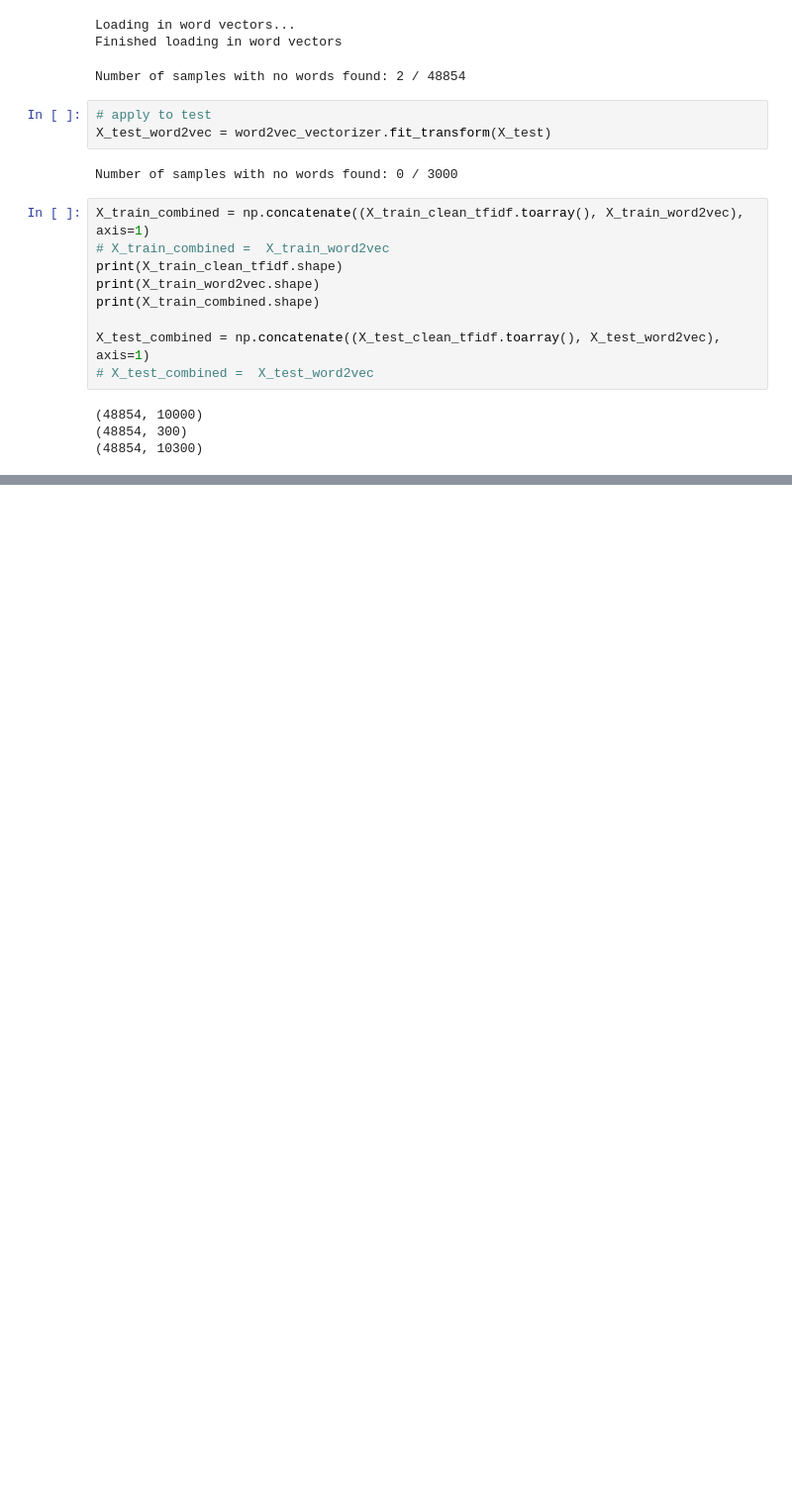
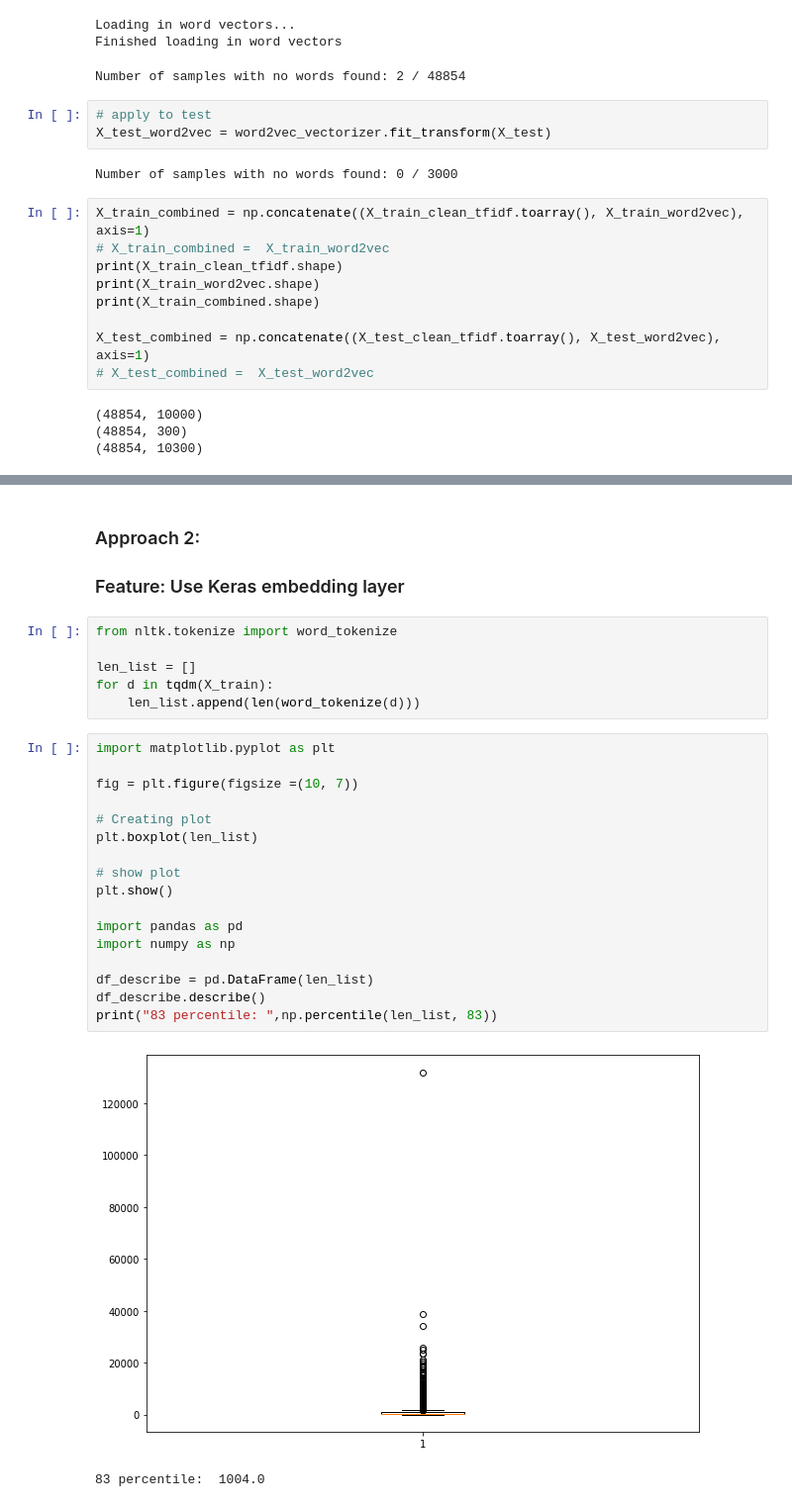
Before and after one commit to wengYing227/Labeled-Unreliable-News, a Jupyter notebook: Project_code_nn.ipynb, the cells around one changed output, grey strips where cells are left out. Shown at 99% size. Saved outputs shown, nothing was run; the diff lists cells and outputs as text; blank space fills up the shorter version.

Commit message:
add approach 2

```diff
--- a/Project_code_nn.ipynb
+++ b/Project_code_nn.ipynb
@@ -515,0 +529,30 @@ Confusion matrix for testing dataset
+# %% [markdown]
+### Approach 2:
+
+### Feature: Use Keras embedding layer
+# %%
+from nltk.tokenize import word_tokenize
+
+len_list = []
+for d in tqdm(X_train):
+    len_list.append(len(word_tokenize(d)))
+# %%
+import matplotlib.pyplot as plt
+
+fig = plt.figure(figsize =(10, 7))
+
+# Creating plot
+plt.boxplot(len_list)
+
+# show plot
+plt.show()
+
+import pandas as pd
+import numpy as np
+
+df_describe = pd.DataFrame(len_list)
+df_describe.describe()
+print("83 percentile: ",np.percentile(len_list, 83))
+# %% [output]
+[figure, added]
+83 percentile:  1004.0
```
Also changed, not shown: parts of 20 cells of this notebook.
